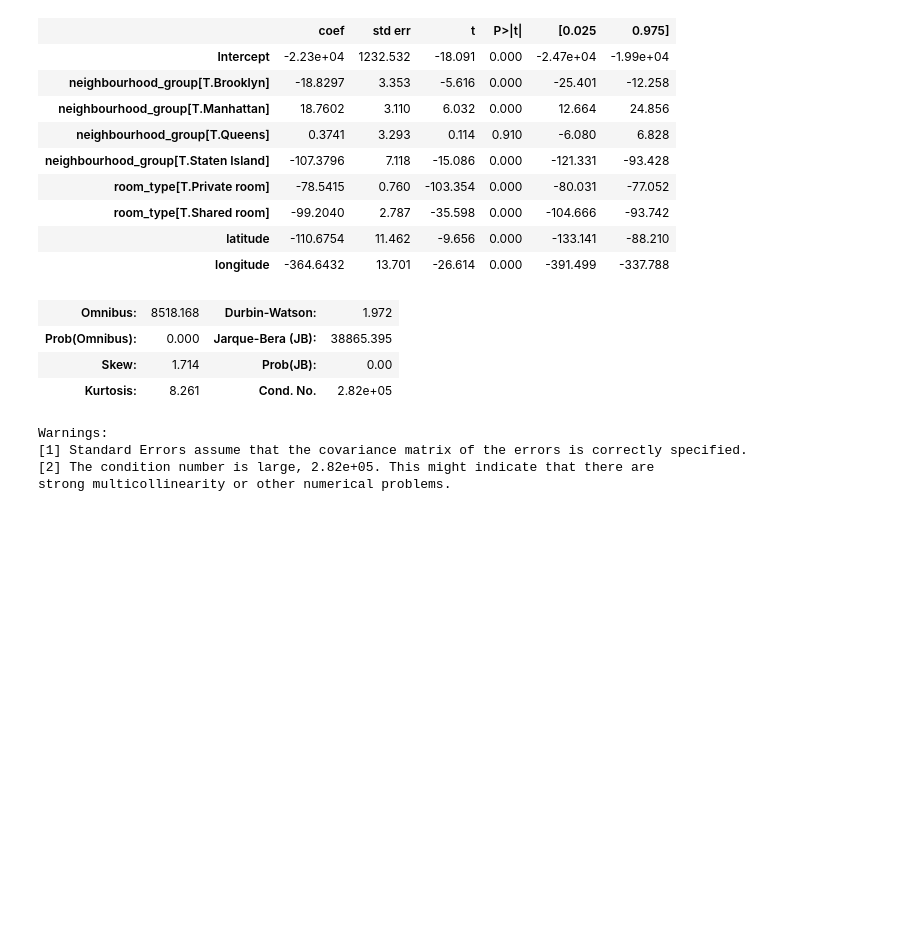
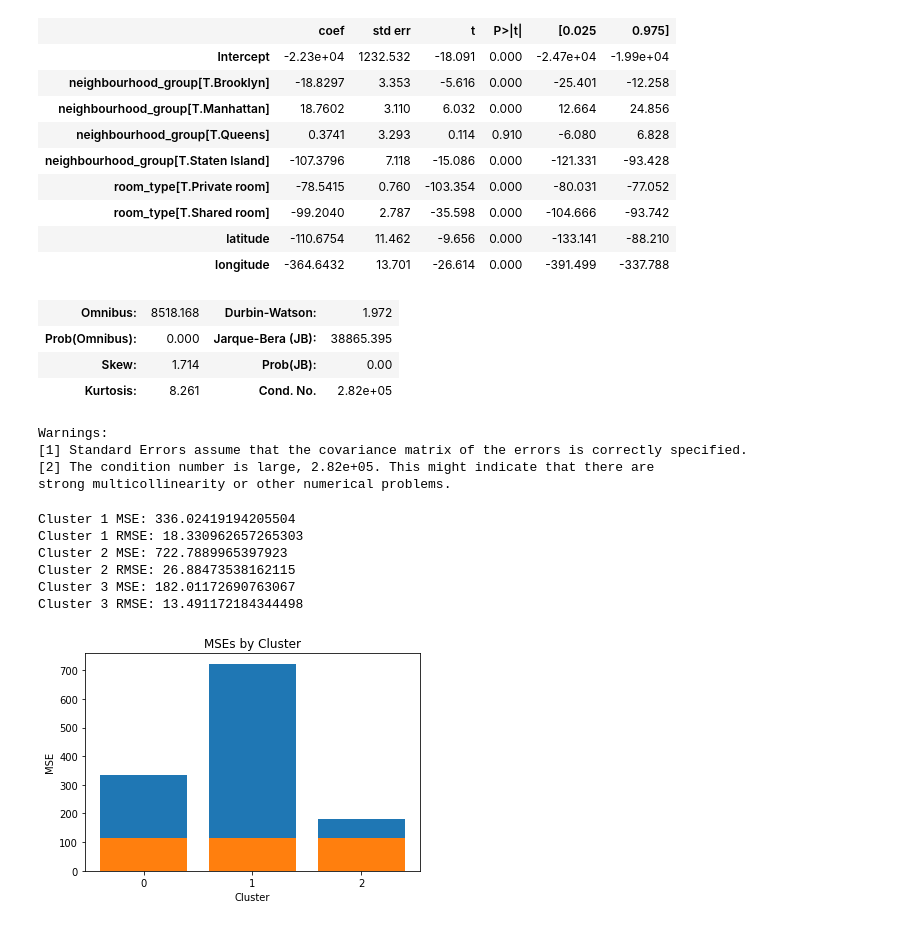
Before and after one commit to esm2000/ds_coursework_python, a Jupyter notebook: mat_328/project/k_means_clustering.ipynb, the cells around one changed output. Drawn from its saved outputs; the diff is of its cells as text; code cells hidden in the pictures; blank space fills up the shorter version.

Commit message:
conduct k-nearest neighbor regression on each cluster

```diff
--- a/mat_328/project/k_means_clustering.ipynb
+++ b/mat_328/project/k_means_clustering.ipynb
@@ -340,0 +357,5 @@ strong multicollinearity or other numerical problems.
+# %%
+# 80-20 train-test split for all clusters
+X_train1, X_test1, y_train1, y_test1 = train_test_split(airbnb_dummies1, airbnb_dummies1["price"], test_size = 0.2)
+X_train2, X_test2, y_train2, y_test2 = train_test_split(airbnb_dummies2, airbnb_dummies2["price"], test_size = 0.2)
+X_train3, X_test3, y_train3, y_test3 = train_test_split(airbnb_dummies3, airbnb_dummies3["price"], test_size = 0.2)
@@ -340,0 +372,58 @@ strong multicollinearity or other numerical problems.
+# %%
+k5nn1 = KNeighborsRegressor(n_neighbors = 5)
+k5nn1.fit(X_train_scaled1, y_train1)
+y_pred1 = k5nn1.predict(X_test_scaled1)
+
+k5nn2 = KNeighborsRegressor(n_neighbors = 5)
+k5nn2.fit(X_train_scaled2, y_train2)
+y_pred2 = k5nn2.predict(X_test_scaled2)
+
+k5nn3 = KNeighborsRegressor(n_neighbors = 5)
+k5nn3.fit(X_train_scaled3, y_train3)
+y_pred3 = k5nn3.predict(X_test_scaled3)
+# %%
+import math
+
+mse1 = ((y_test1 - y_pred1)**2).mean()
+rmse1 = math.sqrt(mse1)
+
+mse2 = ((y_test2 - y_pred2)**2).mean()
+rmse2 = math.sqrt(mse2)
+
+mse3 = ((y_test3 - y_pred3)**2).mean()
+rmse3 = math.sqrt(mse3)
+# %%
+print("Cluster 1 MSE: " + str(mse1))
+print("Cluster 1 RMSE: " + str(rmse1))
+
+print("Cluster 2 MSE: " + str(mse2))
+print("Cluster 2 RMSE: " + str(rmse2))
+
+print("Cluster 3 MSE: " + str(mse3))
+print("Cluster 3 RMSE: " + str(rmse3))
+# %% [output]
+Cluster 1 MSE: 336.02419194205504
+Cluster 1 RMSE: 18.330962657265303
+Cluster 2 MSE: 722.7889965397923
+Cluster 2 RMSE: 26.88473538162115
+Cluster 3 MSE: 182.01172690763067
+Cluster 3 RMSE: 13.491172184344498
+# %%
+import numpy as np
+
+mse_ = 116.03
+mse_ = [mse_, mse_, mse_]
+rmse_ = 10.77
+rmse_ = [rmse_, rmse_, rmse_]
+mse = [mse1, mse2, mse3]
+rmse = [rmse1, rmse2, rmse3]
+
+plt.bar((np.arange(0,3)).astype("int64"), mse)
+plt.bar((np.arange(0,3)).astype("int64"), mse_)
+plt.xticks([0, 1, 2])
+plt.xlabel("Cluster")
+plt.ylabel("MSE")
+plt.title("MSEs by Cluster")
+plt.savefig("plots/cluster_knn_mse")
+# %% [output]
+[figure, added]
```
Also changed, not shown: parts of 4 cells of this notebook, 1 other file.
